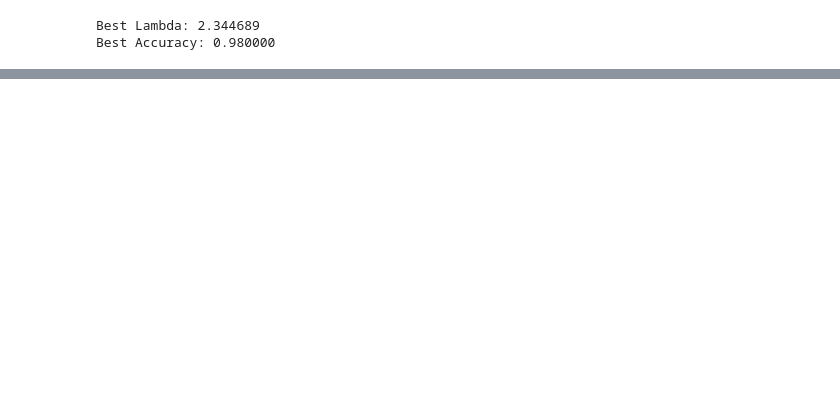
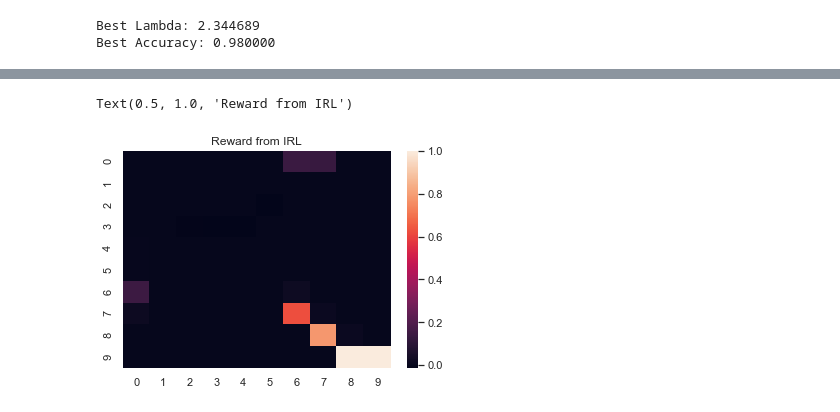
Before and after one commit to rupadevan94/large-scale-data-mining, a Jupyter notebook: LSSN/Project3/10-17.ipynb, the cells around one changed output, grey strips where cells are left out. Drawn from its saved outputs; the diff is of its cells as text; code cells hidden in the pictures; blank space fills up the shorter version.

```diff
--- a/LSSN/Project3/10-17.ipynb
+++ b/LSSN/Project3/10-17.ipynb
@@ -284,0 +278,7 @@ Accuracy: 0.980000
+# %%
+#13
+ax = sns.heatmap(R)
+ax.set_title("Reward from IRL")
+# %% [output]
+Text(0.5, 1.0, 'Reward from IRL')
+[figure, added]
```
Also changed, not shown: parts of 8 cells of this notebook.
